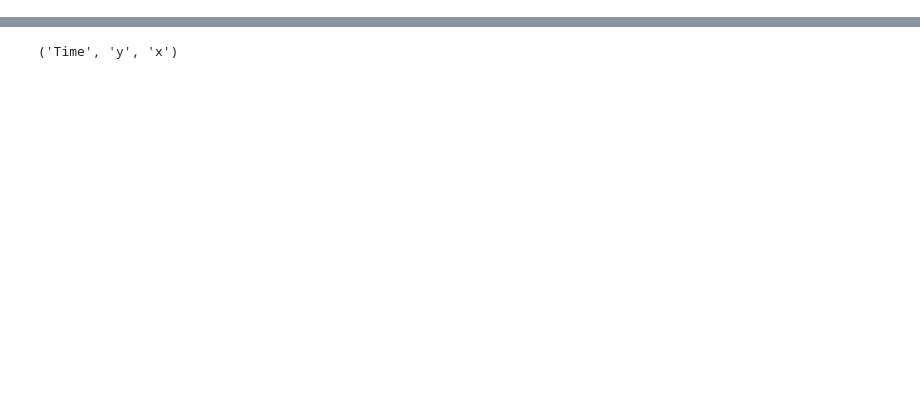
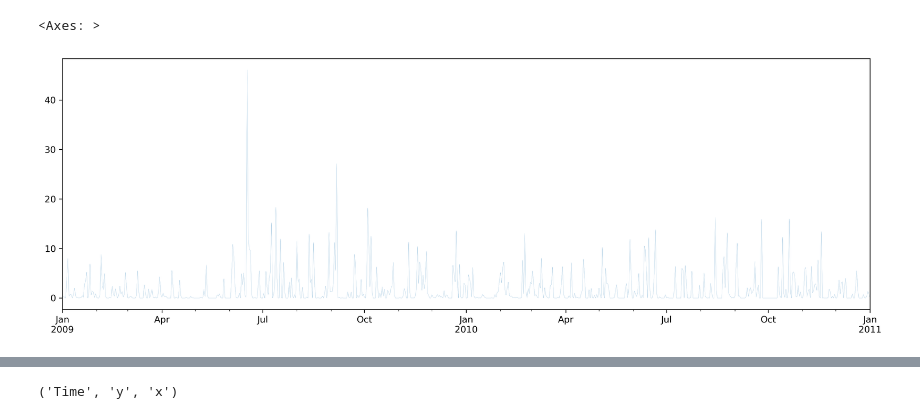
Before and after one commit to iiroseppa/CAMELS-FI, a Jupyter notebook: data/climate_extractor.ipynb, the cells around one changed output, grey strips where cells are left out. Cells and saved outputs as stored; diff of their text form; code cells hidden in the pictures; blank space fills up the shorter version.

Commit message:
A working but serial and slow version of weather extractor

```diff
--- a/data/climate_extractor.ipynb
+++ b/data/climate_extractor.ipynb
@@ -6,6 +13,9 @@ import os
 
 import matplotlib.pyplot as plt
 plt.rcParams['figure.dpi'] = 300
+# %%
+vector_watershed_path = "/home/iiro/Documents/DIWA/data/hydrology_iiro/watersheds.gpkg"
+watersheds = geopd.read_file(vector_watershed_path, layer='watersheds')
 # %%
 root = "/media/iiro/T9/finland_climate/fmi_grid_download"
 
@@ -31,0 +89,5 @@ for current_dir in dirs:
+# %%
+weather['precipitation'].plot.line(linewidth=0.1, figsize=(16, 5), xlim=("20090101", "20110101"))
+# %% [output]
+<Axes: >
+[figure, added]
```
Also changed, not shown: parts of 15 cells of this notebook, 2 other files.
